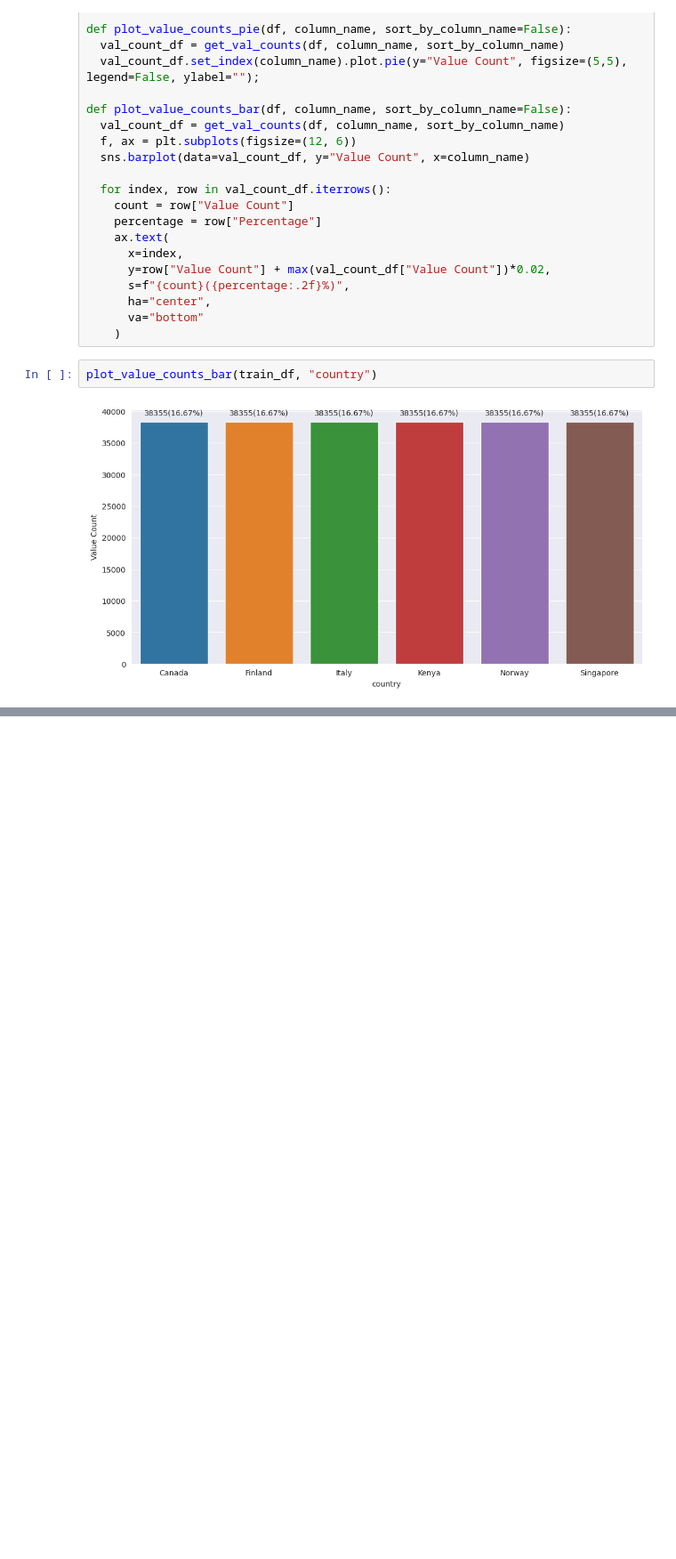
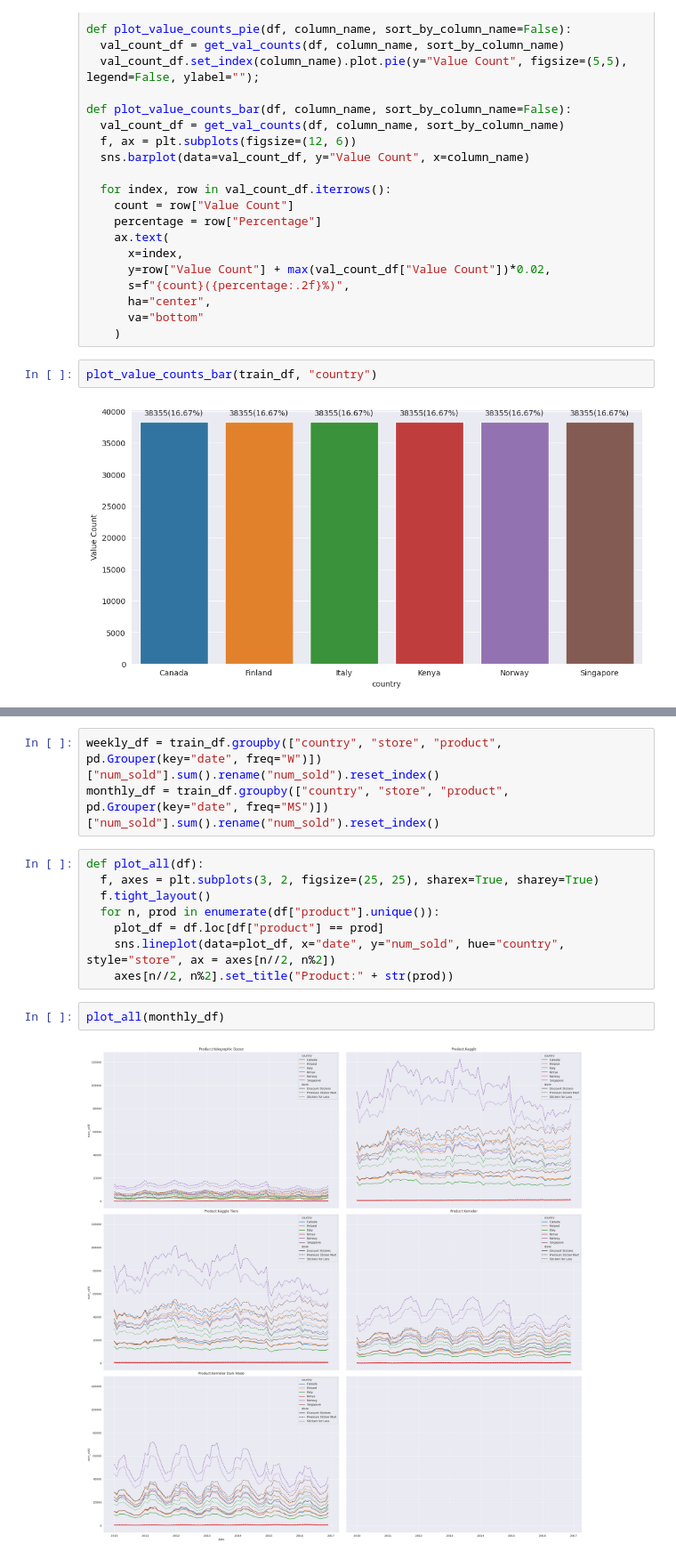
Before and after one commit to nakakonakako/kaggle, a Jupyter notebook: forecasting/main.ipynb, the cells around one changed output, grey strips where cells are left out. Shown at 89% size. Saved outputs shown, nothing was run; the diff lists cells and outputs as text; blank space fills up the shorter version.

```diff
--- a/forecasting/main.ipynb
+++ b/forecasting/main.ipynb
@@ -57,0 +121,15 @@ plot_value_counts_bar(train_df, "country")
+# %%
+weekly_df = train_df.groupby(["country", "store", "product", pd.Grouper(key="date", freq="W")])["num_sold"].sum().rename("num_sold").reset_index()
+monthly_df = train_df.groupby(["country", "store", "product", pd.Grouper(key="date", freq="MS")])["num_sold"].sum().rename("num_sold").reset_index()
+# %%
+def plot_all(df):
+  f, axes = plt.subplots(3, 2, figsize=(25, 25), sharex=True, sharey=True)
+  f.tight_layout()
+  for n, prod in enumerate(df["product"].unique()):
+    plot_df = df.loc[df["product"] == prod]
+    sns.lineplot(data=plot_df, x="date", y="num_sold", hue="country", style="store", ax = axes[n//2, n%2])
+    axes[n//2, n%2].set_title("Product:" + str(prod))
+# %%
+plot_all(monthly_df)
+# %% [output]
+[figure, added]
```
Also changed, not shown: parts of 8 cells of this notebook.
